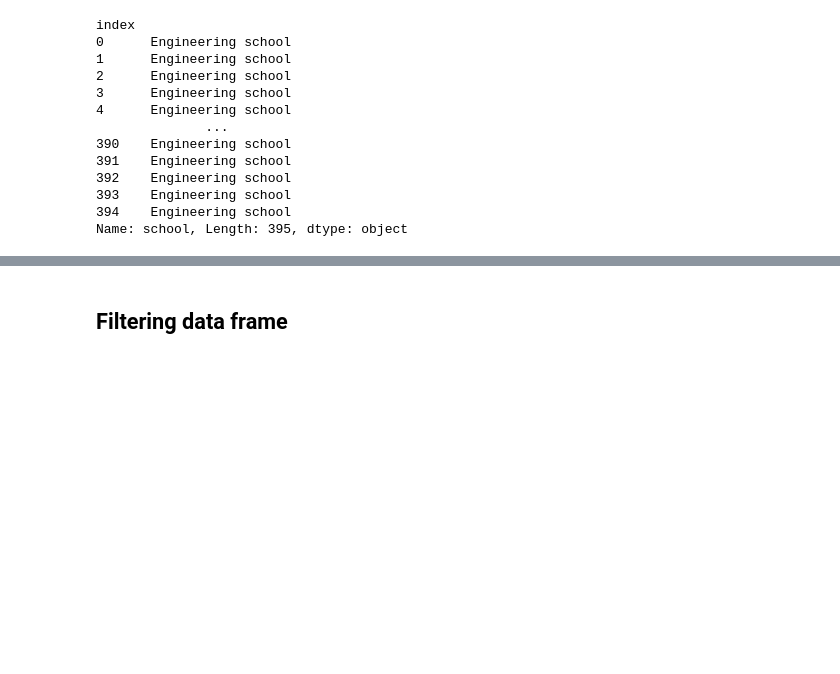
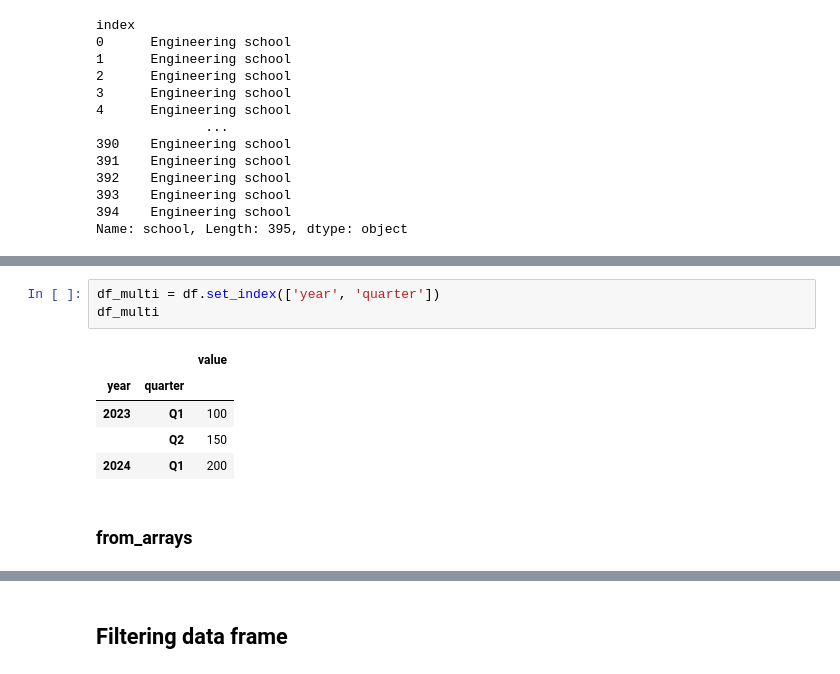
Before and after one commit to Segun228/Python_guides, a Jupyter notebook: t_pandas_guide/extended_pandas_guide.ipynb, the cells around one changed output, grey strips where cells are left out. Drawn from its saved outputs; the diff is of its cells as text; blank space fills up the shorter version.

```diff
--- a/t_pandas_guide/extended_pandas_guide.ipynb
+++ b/t_pandas_guide/extended_pandas_guide.ipynb
@@ -554,0 +798,11 @@ Name: school, Length: 395, dtype: object
+# %%
+df_multi = df.set_index(['year', 'quarter'])
+df_multi
+# %% [output]
+|  |  | value |
+| year | quarter |  |
+| 2023 | Q1 | 100 |
+|  | Q2 | 150 |
+| 2024 | Q1 | 200 |
+# %% [markdown]
+### from_arrays
```
Also changed, not shown: parts of 57 cells of this notebook.
